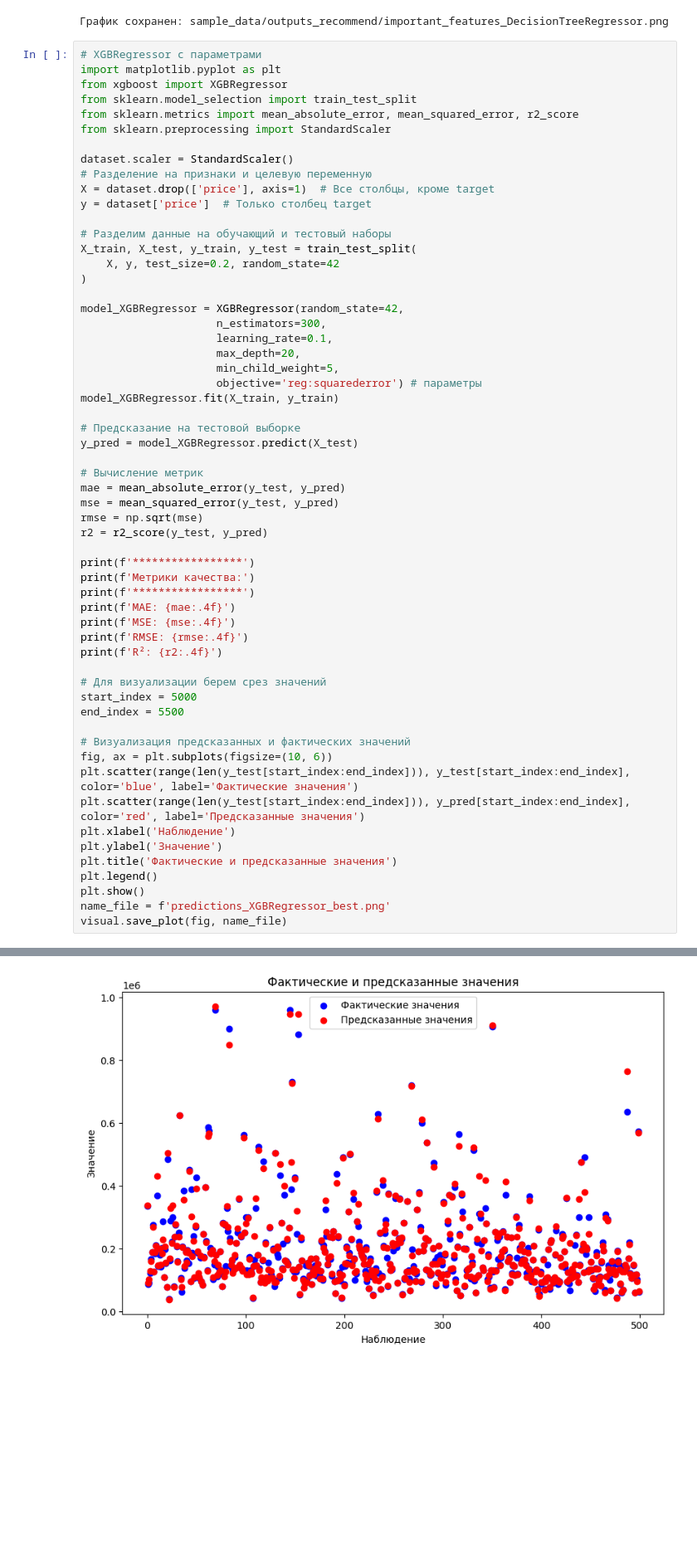
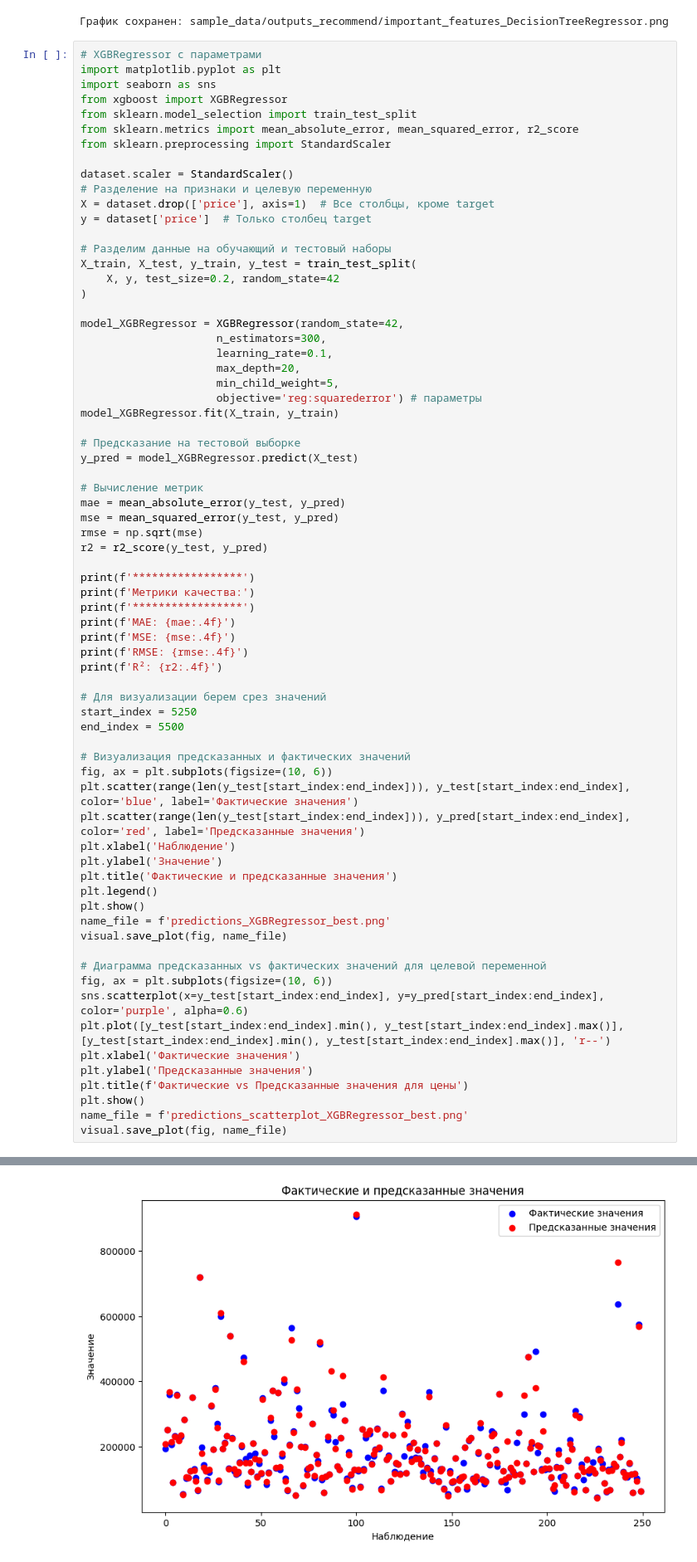
Before and after one commit to tatij/data_science_courses, a Jupyter notebook: homework_5/main_recommend.ipynb, the cells around one changed output, grey strips where cells are left out. Shown at 83% size. Saved outputs shown, nothing was run; the diff lists cells and outputs as text; blank space fills up the shorter version.

```diff
--- a/homework_5/main_recommend.ipynb
+++ b/homework_5/main_recommend.ipynb
@@ -457,6 +449,7 @@ R²: 0.9410
 # %%
 # XGBRegressor с параметрами
 import matplotlib.pyplot as plt
+import seaborn as sns
 from xgboost import XGBRegressor
 from sklearn.model_selection import train_test_split
 from sklearn.metrics import mean_absolute_error, mean_squared_error, r2_score
@@ -492,33 +485,44 @@ r2 = r2_score(y_test, y_pred)
 print(f'*****************')
 print(f'Метрики качества:')
 print(f'*****************')
 print(f'MAE: {mae:.4f}')
 print(f'MSE: {mse:.4f}')
 print(f'RMSE: {rmse:.4f}')
 print(f'R²: {r2:.4f}')
 
 # Для визуализации берем срез значений
-start_index = 5000
+start_index = 5250
 end_index = 5500
 
 # Визуализация предсказанных и фактических значений
 fig, ax = plt.subplots(figsize=(10, 6))
 plt.scatter(range(len(y_test[start_index:end_index])), y_test[start_index:end_index], color='blue', label='Фактические значения')
 plt.scatter(range(len(y_test[start_index:end_index])), y_pred[start_index:end_index], color='red', label='Предсказанные значения')
 plt.xlabel('Наблюдение')
 plt.ylabel('Значение')
 plt.title('Фактические и предсказанные значения')
 plt.legend()
 plt.show()
 name_file = f'predictions_XGBRegressor_best.png'
 visual.save_plot(fig, name_file)
+
+# Диаграмма предсказанных vs фактических значений для целевой переменной
+fig, ax = plt.subplots(figsize=(10, 6))
+sns.scatterplot(x=y_test[start_index:end_index], y=y_pred[start_index:end_index], color='purple', alpha=0.6)
+plt.plot([y_test[start_index:end_index].min(), y_test[start_index:end_index].max()], [y_test[start_index:end_index].min(), y_test[start_index:end_index].max()], 'r--')
+plt.xlabel('Фактические значения')
+plt.ylabel('Предсказанные значения')
+plt.title(f'Фактические vs Предсказанные значения для цены')
+plt.show()
+name_file = f'predictions_scatterplot_XGBRegressor_best.png'
+visual.save_plot(fig, name_file)
 # %% [output]
 *****************
 Метрики качества:
 *****************
 MAE: 9748.8999
 MSE: 596927406.3664
 RMSE: 24432.0979
 R²: 0.9693
-[figure, old version]
+[figure, new version]
 График сохранен: sample_data/outputs_recommend/predictions_XGBRegressor_best.png
```
Also changed, not shown: parts of 2 cells of this notebook.
